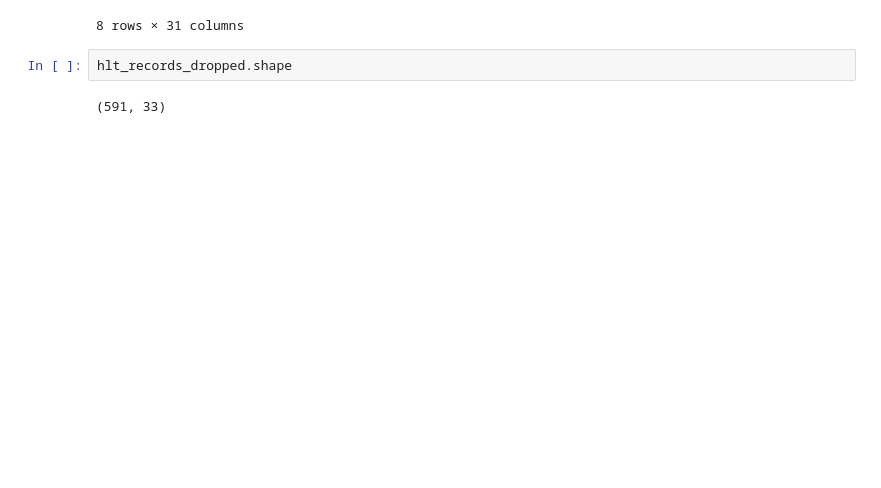
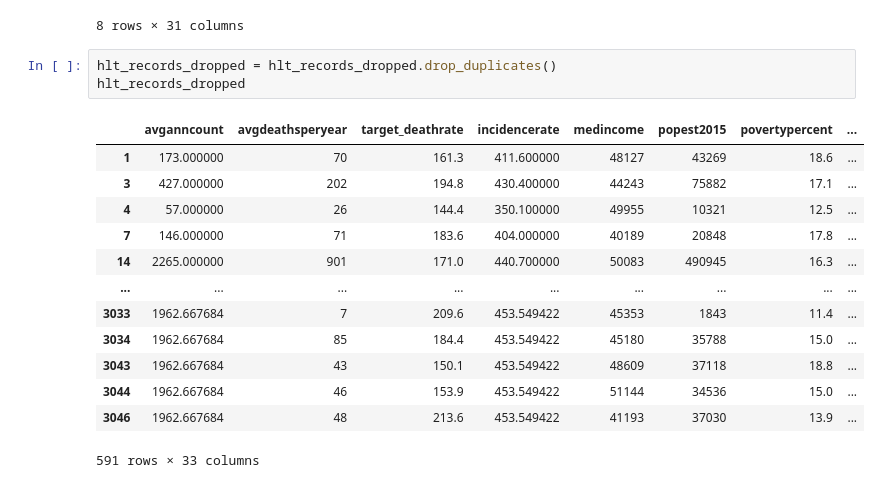
Before and after one commit to oluwasegun88/Least_square_regression_model, a Jupyter notebook: Untitled.ipynb, the cells around one changed output. Drawn from its saved outputs; the diff is of its cells as text; blank space fills up the shorter version.

```diff
--- a/Untitled.ipynb
+++ b/Untitled.ipynb
@@ -108,7 +112,20 @@ hlt_records_dropped.describe()
 | 75% | 542.000000 | 131.000000 | 195.400000 | 481.550000 | 52686.500000 | 6.621700e+04 | 19.900000 | ... |
 | max | 38150.000000 | 14010.000000 | 293.900000 | 1014.200000 | 97279.000000 | 1.017029e+07 | 45.100000 | ... |
 8 rows × 31 columns
-# %%
-hlt_records_dropped.shape
-# %% [output]
-(591, 33)
+# %%
+hlt_records_dropped = hlt_records_dropped.drop_duplicates()
+hlt_records_dropped
+# %% [output]
+|  | avganncount | avgdeathsperyear | target_deathrate | incidencerate | medincome | popest2015 | povertypercent | ... |
+| 1 | 173.000000 | 70 | 161.3 | 411.600000 | 48127 | 43269 | 18.6 | ... |
+| 3 | 427.000000 | 202 | 194.8 | 430.400000 | 44243 | 75882 | 17.1 | ... |
+| 4 | 57.000000 | 26 | 144.4 | 350.100000 | 49955 | 10321 | 12.5 | ... |
+| 7 | 146.000000 | 71 | 183.6 | 404.000000 | 40189 | 20848 | 17.8 | ... |
+| 14 | 2265.000000 | 901 | 171.0 | 440.700000 | 50083 | 490945 | 16.3 | ... |
+| ... | ... | ... | ... | ... | ... | ... | ... | ... |
+| 3033 | 1962.667684 | 7 | 209.6 | 453.549422 | 45353 | 1843 | 11.4 | ... |
+| 3034 | 1962.667684 | 85 | 184.4 | 453.549422 | 45180 | 35788 | 15.0 | ... |
+| 3043 | 1962.667684 | 43 | 150.1 | 453.549422 | 48609 | 37118 | 18.8 | ... |
+| 3044 | 1962.667684 | 46 | 153.9 | 453.549422 | 51144 | 34536 | 15.0 | ... |
+| 3046 | 1962.667684 | 48 | 213.6 | 453.549422 | 41193 | 37030 | 13.9 | ... |
+591 rows × 33 columns
```
Also changed, not shown: parts of 15 cells of this notebook.
